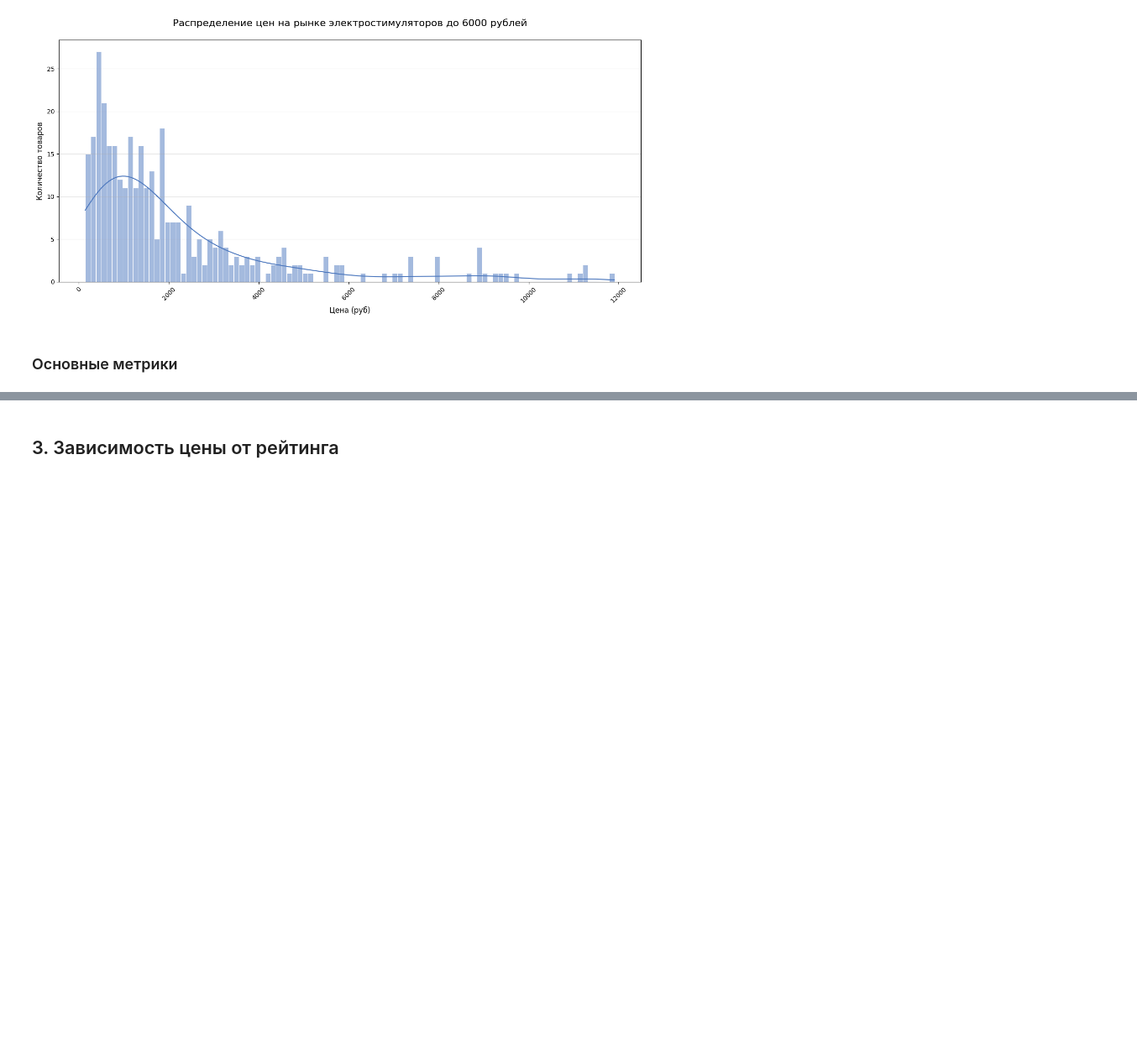
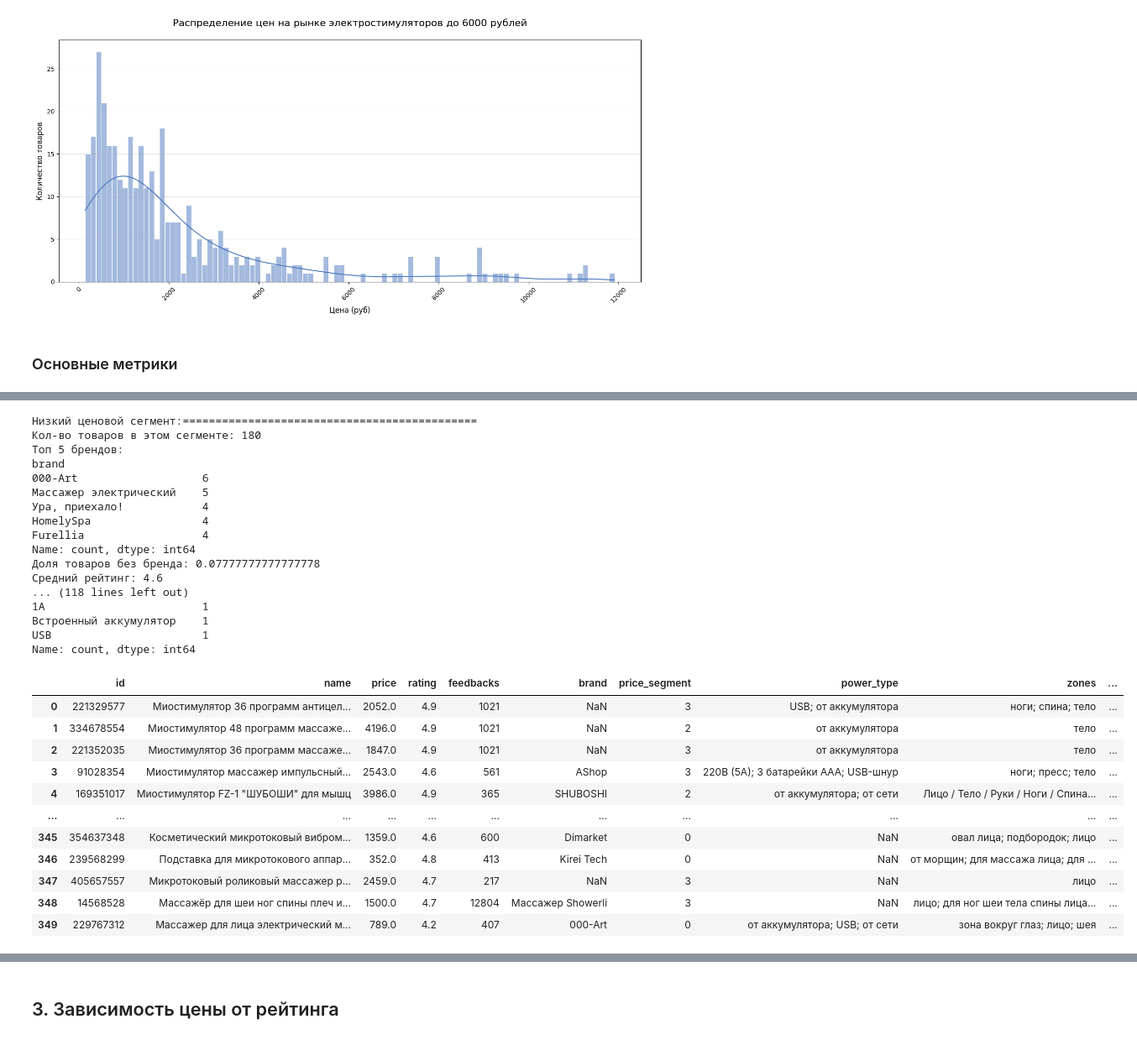
Before and after one commit to nekitmilk/ElectroPunk, a Jupyter notebook: src/notebooks/analisys.ipynb, the cells around one changed output, grey strips where cells are left out. Shown at 84% size. Cells and saved outputs as stored; diff of their text form; code cells hidden in the pictures; blank space fills up the shorter version.

```diff
--- a/src/notebooks/analisys.ipynb
+++ b/src/notebooks/analisys.ipynb
@@ -127,6 +127,8 @@ final_ids = pd.concat([
 clear_df = api_df[api_df["id"].isin(final_ids)]
 
 clear_df.to_csv("../data/cleared_wb_products.csv")
+# %%
+clear_df = pd.read_csv("../data/cleared_wb_products.csv")
 # %%
 clear_df["price"].describe()
 # %% [output]
@@ -234,0 +245,9 @@ for k, v in stats.items():
+# %%
+from sklearn.cluster import KMeans
+
+# Ограничим сильные выбросы 3 сигмами
+price_segment_clear_df = clear_df[clear_df["price"] <= clear_df["price"].mean() + 3 * clear_df["price"].std()]
+
+prices = price_segment_clear_df["price"].values.reshape(-1, 1)
+kmeans = KMeans(n_clusters=4, random_state=42).fit(prices)
+price_segment_clear_df['price_segment'] = kmeans.labels_
@@ -234,0 +275,69 @@ for k, v in stats.items():
+# %%
+details_cleared_df = pd.read_csv("../data/details_cleared_wb_products.csv")
+price_segment_clear_df = pd.merge(
+    price_segment_clear_df,
+    details_cleared_df[["id", "power_type", "zones", "description"]],
+    left_on="id",
+    right_on="id",
+    how='left'
+)
+# %%
+def price_analys_segment(segment_df):
+    print(f"Кол-во товаров в этом сегменте: {len(segment_df)}")
+    print(f"Топ 5 брендов:\n{segment_df['brand'].value_counts().head(5)}")
+    print(f"Доля товаров без бренда: {len(segment_df[segment_df['brand'].isna()]) / len(segment_df)}")
+    print(f"Средний рейтинг: {segment_df['rating'].median()}")
+
+    zones = segment_df['zones'].str.split('[;,/]', expand=True).stack().str.strip()
+    top_zones = zones.value_counts().head(10)
+    print(top_zones)
+
+    power_type = segment_df['power_type'].str.split('[;,/]', expand=True).stack().str.strip()
+    top_power = power_type.value_counts().head(10)
+    print(top_power)
+
+low_price_df = price_segment_clear_df[price_segment_clear_df["price_segment"] == 0]
+mid_price_df = price_segment_clear_df[price_segment_clear_df["price_segment"] == 3]
+mid_high_price_df = price_segment_clear_df[price_segment_clear_df["price_segment"] == 2]
+high_price_df = price_segment_clear_df[price_segment_clear_df["price_segment"] == 1]
+
+print("Низкий ценовой сегмент:=============================================")
+price_analys_segment(low_price_df)
+print("Средний ценовой сегмент:=============================================")
+price_analys_segment(mid_price_df)
+print("Средне-высокий ценовой сегмент:=============================================")
+price_analys_segment(mid_high_price_df)
+print("Высокий ценовой сегмент:=============================================")
+price_analys_segment(high_price_df)
+# low_price_df
+price_segment_clear_df
+# %% [output]
+Низкий ценовой сегмент:=============================================
+Кол-во товаров в этом сегменте: 180
+Топ 5 брендов:
+brand
+000-Art                   6
+Массажер электрический    5
+Ура, приехало!            4
+HomelySpa                 4
+Furellia                  4
+Name: count, dtype: int64
+Доля товаров без бренда: 0.07777777777777778
+Средний рейтинг: 4.6
+... (118 lines left out)
+1А                        1
+Встроенный аккумулятор    1
+USB                       1
+Name: count, dtype: int64
+|  | id | name | price | rating | feedbacks | brand | price_segment | power_type | zones | ... |
+| 0 | 221329577 | Миостимулятор 36 программ антицел... | 2052.0 | 4.9 | 1021 | NaN | 3 | USB; от аккумулятора | ноги; спина; тело | ... |
+| 1 | 334678554 | Миостимулятор 48 программ массаже... | 4196.0 | 4.9 | 1021 | NaN | 2 | от аккумулятора | тело | ... |
+| 2 | 221352035 | Миостимулятор 36 программ массаже... | 1847.0 | 4.9 | 1021 | NaN | 3 | от аккумулятора | тело | ... |
+| 3 | 91028354 | Миостимулятор массажер импульсный... | 2543.0 | 4.6 | 561 | AShop | 3 | 220В (5А); 3 батарейки ААА; USB-шнур | ноги; пресс; тело | ... |
+| 4 | 169351017 | Миостимулятор FZ-1 "ШУБОШИ" для мышц | 3986.0 | 4.9 | 365 | SHUBOSHI | 2 | от аккумулятора; от сети | Лицо / Тело / Руки / Ноги / Спина... | ... |
+| ... | ... | ... | ... | ... | ... | ... | ... | ... | ... | ... |
+| 345 | 354637348 | Косметический микротоковый вибром... | 1359.0 | 4.6 | 600 | Dimarket | 0 | NaN | овал лица; подбородок; лицо | ... |
+| 346 | 239568299 | Подставка для микротокового аппар... | 352.0 | 4.8 | 413 | Kirei Tech | 0 | NaN | от морщин; для массажа лица; для ... | ... |
+| 347 | 405657557 | Микротоковый роликовый массажер р... | 2459.0 | 4.7 | 217 | NaN | 3 | NaN | лицо | ... |
+| 348 | 14568528 | Массажёр для шеи ног спины плеч и... | 1500.0 | 4.7 | 12804 | Массажер Showerli | 3 | NaN | лицо; для ног шеи тела спины лица... | ... |
+| 349 | 229767312 | Массажер для лица электрический м... | 789.0 | 4.2 | 407 | 000-Art | 0 | от аккумулятора; USB; от сети | зона вокруг глаз; лицо; шея | ... |
```
Also changed, not shown: parts of 16 cells of this notebook, 4 other files.
